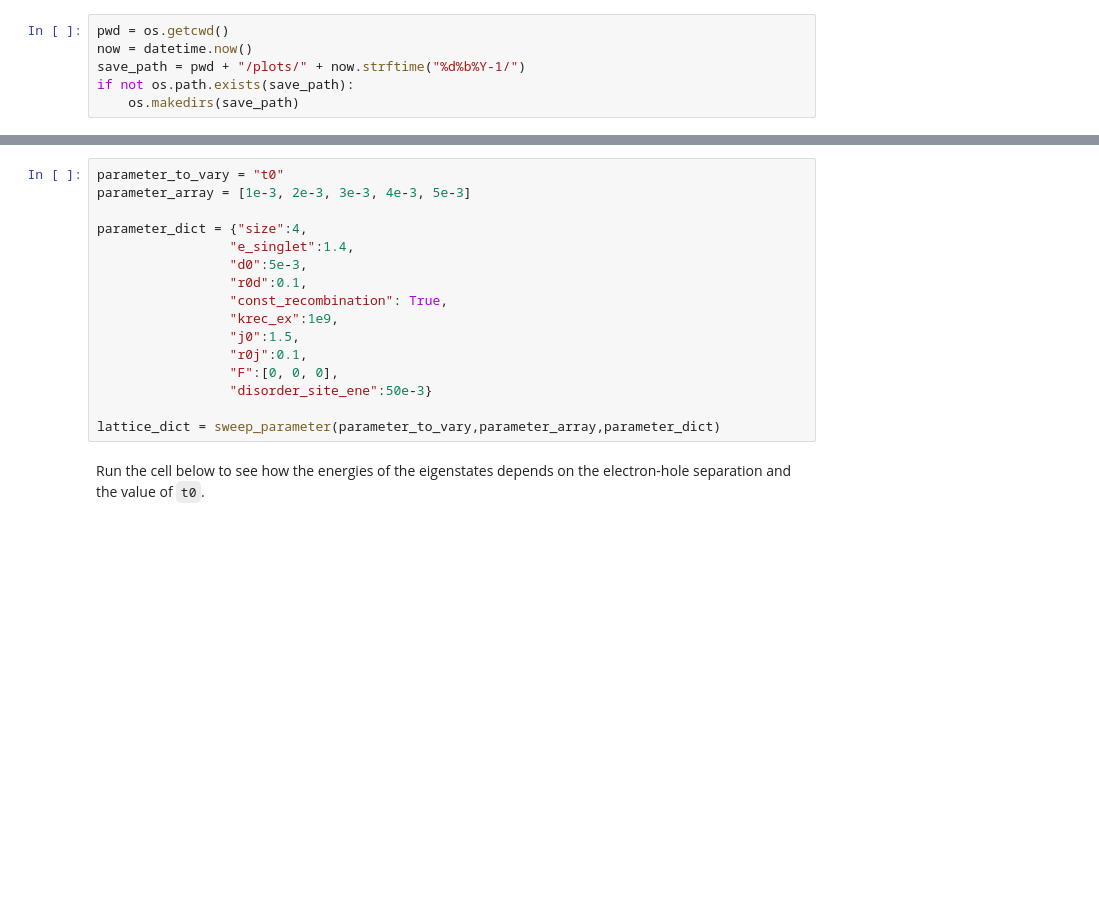
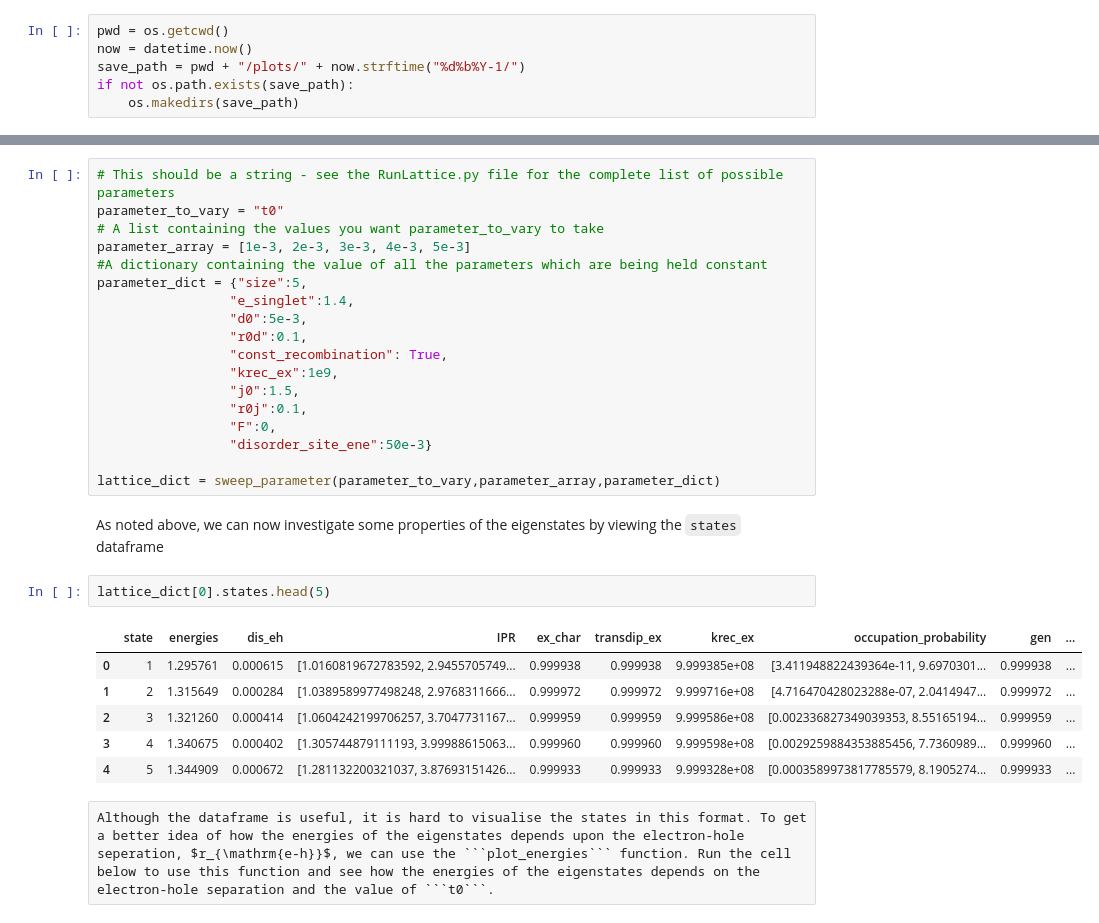
Before and after one commit to ImperialCollegeLondon/ReCoDE_Lattice_Hamiltonian, a Jupyter notebook: WorkedExample.ipynb, the cells around one changed output, grey strips where cells are left out. Drawn from its saved outputs; the diff is of its cells as text; blank space fills up the shorter version.

````diff
--- a/WorkedExample.ipynb
+++ b/WorkedExample.ipynb
@@ -22,8 +28,10 @@ In the cell below, we run the code for a range of values of the electronic coupl
 # %%
+# This should be a string - see the RunLattice.py file for the complete list of possible parameters
 parameter_to_vary = "t0"
+# A list containing the values you want parameter_to_vary to take
 parameter_array = [1e-3, 2e-3, 3e-3, 4e-3, 5e-3]
-
-parameter_dict = {"size":4,
+#A dictionary containing the value of all the parameters which are being held constant
+parameter_dict = {"size":5,
                  "e_singlet":1.4,
                  "d0":5e-3,
                  "r0d":0.1,
@@ -31,10 +39,21 @@ parameter_dict = {"size":4,
                  "krec_ex":1e9,
                  "j0":1.5,
                  "r0j":0.1,
-                 "F":[0, 0, 0],
+                 "F":0,
                  "disorder_site_ene":50e-3}
 
 lattice_dict = sweep_parameter(parameter_to_vary,parameter_array,parameter_dict)
-# %% [markdown]
-Run the cell below to see how the energies of the eigenstates depends on the electron-hole separation and the value of ```t0```.
+# %% [markdown]
+As noted above, we can now investigate some properties of the eigenstates by viewing the ```states``` dataframe
+# %%
+lattice_dict[0].states.head(5)
+# %% [output]
+|  | state | energies | dis_eh | IPR | ex_char | transdip_ex | krec_ex | occupation_probability | gen | ... |
+| 0 | 1 | 1.295761 | 0.000615 | [1.0160819672783592, 2.9455705749... | 0.999938 | 0.999938 | 9.999385e+08 | [3.411948822439364e-11, 9.6970301... | 0.999938 | ... |
+| 1 | 2 | 1.315649 | 0.000284 | [1.0389589977498248, 2.9768311666... | 0.999972 | 0.999972 | 9.999716e+08 | [4.716470428023288e-07, 2.0414947... | 0.999972 | ... |
+| 2 | 3 | 1.321260 | 0.000414 | [1.0604242199706257, 3.7047731167... | 0.999959 | 0.999959 | 9.999586e+08 | [0.002336827349039353, 8.55165194... | 0.999959 | ... |
+| 3 | 4 | 1.340675 | 0.000402 | [1.305744879111193, 3.99988615063... | 0.999960 | 0.999960 | 9.999598e+08 | [0.0029259884353885456, 7.7360989... | 0.999960 | ... |
+| 4 | 5 | 1.344909 | 0.000672 | [1.281132200321037, 3.87693151426... | 0.999933 | 0.999933 | 9.999328e+08 | [0.0003589973817785579, 8.1905274... | 0.999933 | ... |
+# %% [raw]
+Although the dataframe is useful, it is hard to visualise the states in this format. To get a better idea of how the energies of the eigenstates depends upon the electron-hole seperation, $r_{\mathrm{e-h}}$, we can use the ```plot_energies``` function. Run the cell below to use this function and see how the energies of the eigenstates depends on the electron-hole separation and the value of ```t0```.
 # %%
````
Also changed, not shown: parts of 11 cells of this notebook.
